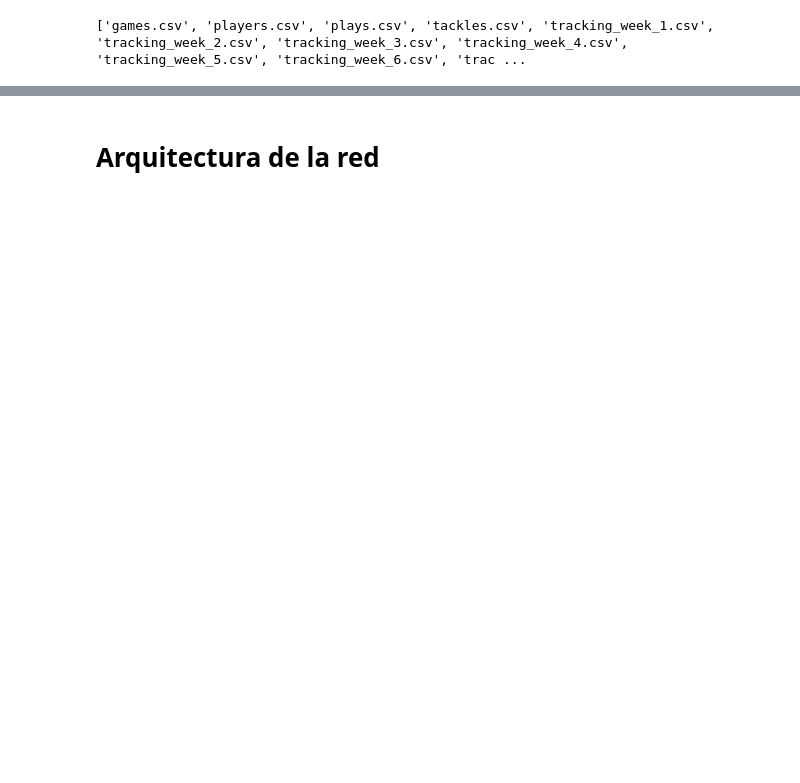
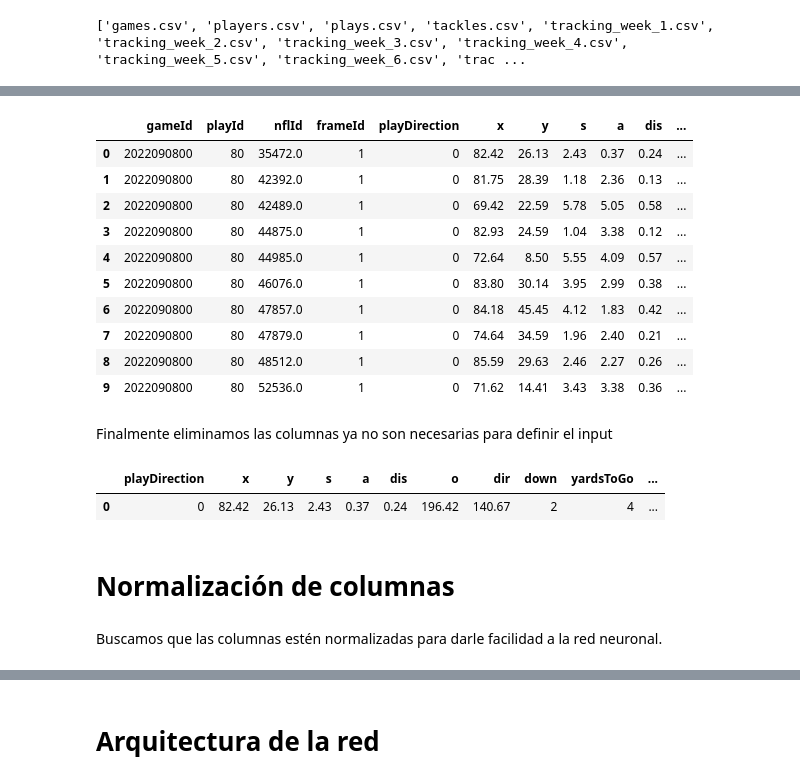
Before and after one commit to Alf-caput/NFL2022_TacklePredictNN, a Jupyter notebook: PracticaFinal_TacklingNFL.ipynb, the cells around one changed output, grey strips where cells are left out. Cells and saved outputs as stored; diff of their text form; code cells hidden in the pictures; blank space fills up the shorter version.

```diff
--- a/PracticaFinal_TacklingNFL.ipynb
+++ b/PracticaFinal_TacklingNFL.ipynb
@@ -319,0 +309,3 @@ snapshots.shape, labels.shape
+# %%
+ds = pd.merge(ds, dfs['plays'][['yardlineNumber', 'gameId','playId']], on=['gameId','playId'], how='left')
+ds.head(1)
@@ -319,0 +333,7 @@ snapshots.shape, labels.shape
+# %%
+ds = pd.merge(ds, dfs['players'][['position', 'nflId']], on=['nflId'], how='left')
+
+ds['pos_team'] = 0
+ds.loc[(ds['position'] == 'QB')|(ds['position'] == 'TE')|(ds['position'] == 'WR')|(ds['position'] == 'RB'), 'pos_team'] = 1
+ds.drop(columns=['position'], inplace=True)
+ds.head(2)
@@ -319,0 +347,2 @@ snapshots.shape, labels.shape
+# %%
+ds = pd.merge(ds, dfs['plays'][['quarter', 'gameId','playId']], on=['gameId','playId'], how='left')
@@ -319,0 +353,3 @@ snapshots.shape, labels.shape
+# %%
+ds['playDirection'] = ds['playDirection'].replace({'left': 0, 'right': 1})
+ds.head(1)
@@ -319,0 +397,26 @@ snapshots.shape, labels.shape
+# %%
+ds.head(10)
+# %% [output]
+|  | gameId | playId | nflId | frameId | playDirection | x | y | s | a | dis | ... |
+| 0 | 2022090800 | 80 | 35472.0 | 1 | 0 | 82.42 | 26.13 | 2.43 | 0.37 | 0.24 | ... |
+| 1 | 2022090800 | 80 | 42392.0 | 1 | 0 | 81.75 | 28.39 | 1.18 | 2.36 | 0.13 | ... |
+| 2 | 2022090800 | 80 | 42489.0 | 1 | 0 | 69.42 | 22.59 | 5.78 | 5.05 | 0.58 | ... |
+| 3 | 2022090800 | 80 | 44875.0 | 1 | 0 | 82.93 | 24.59 | 1.04 | 3.38 | 0.12 | ... |
+| 4 | 2022090800 | 80 | 44985.0 | 1 | 0 | 72.64 | 8.50 | 5.55 | 4.09 | 0.57 | ... |
+| 5 | 2022090800 | 80 | 46076.0 | 1 | 0 | 83.80 | 30.14 | 3.95 | 2.99 | 0.38 | ... |
+| 6 | 2022090800 | 80 | 47857.0 | 1 | 0 | 84.18 | 45.45 | 4.12 | 1.83 | 0.42 | ... |
+| 7 | 2022090800 | 80 | 47879.0 | 1 | 0 | 74.64 | 34.59 | 1.96 | 2.40 | 0.21 | ... |
+| 8 | 2022090800 | 80 | 48512.0 | 1 | 0 | 85.59 | 29.63 | 2.46 | 2.27 | 0.26 | ... |
+| 9 | 2022090800 | 80 | 52536.0 | 1 | 0 | 71.62 | 14.41 | 3.43 | 3.38 | 0.36 | ... |
+# %% [markdown]
+Finalmente eliminamos las columnas ya no son necesarias para definir el input
+# %%
+ds = ds.drop(columns=['gameId','playId','nflId','frameId','local'])
+ds.head(1)
+# %% [output]
+|  | playDirection | x | y | s | a | dis | o | dir | down | yardsToGo | ... |
+| 0 | 0 | 82.42 | 26.13 | 2.43 | 0.37 | 0.24 | 196.42 | 140.67 | 2 | 4 | ... |
+# %% [markdown]
+# Normalización de columnas
+# %% [markdown]
+Buscamos que las columnas estén normalizadas para darle facilidad a la red neuronal.
```
Also changed, not shown: parts of 140 cells of this notebook, 4 other files.
